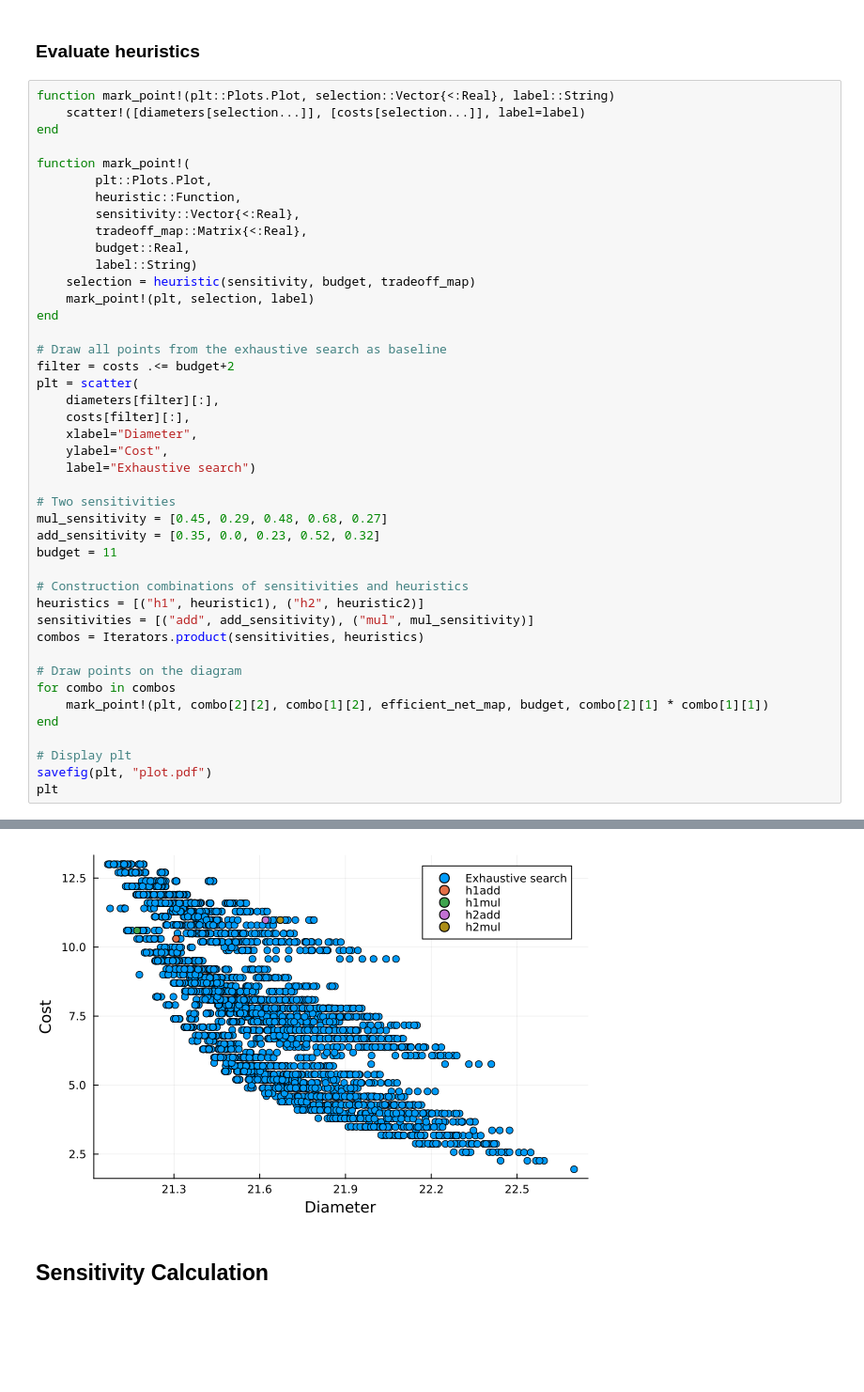
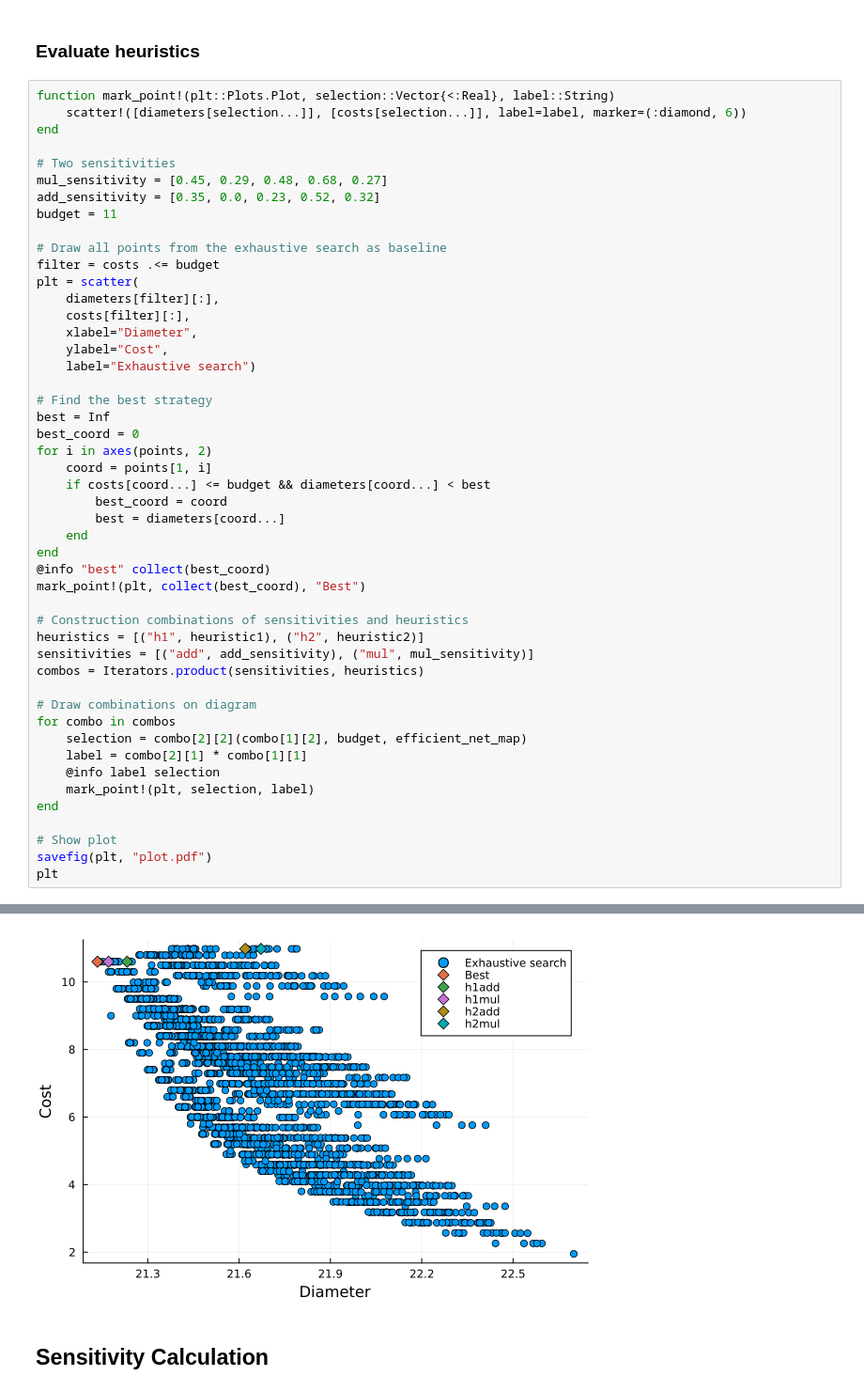
Before and after one commit to shengjiex98-papers/icaa-24-neural-architecture-sizing, a Jupyter notebook: src/heuristics.ipynb, the cells around one changed output, grey strips where cells are left out. Shown at 94% size. Drawn from its saved outputs; the diff is of its cells as text; blank space fills up the shorter version.

Commit message:
Finish heuristic evaluation

```diff
--- a/src/heuristics.ipynb
+++ b/src/heuristics.ipynb
@@ -124,22 +123,16 @@ heuristic2 (generic function with 1 method)
 ### Evaluate heuristics
 # %%
 function mark_point!(plt::Plots.Plot, selection::Vector{<:Real}, label::String)
-    scatter!([diameters[selection...]], [costs[selection...]], label=label)
+    scatter!([diameters[selection...]], [costs[selection...]], label=label, marker=(:diamond, 6))
 end
 
-function mark_point!(
-        plt::Plots.Plot,
-        heuristic::Function,
-        sensitivity::Vector{<:Real},
-        tradeoff_map::Matrix{<:Real},
-        budget::Real,
-        label::String)
-    selection = heuristic(sensitivity, budget, tradeoff_map)
-    mark_point!(plt, selection, label)
-end
+# Two sensitivities
+mul_sensitivity = [0.45, 0.29, 0.48, 0.68, 0.27]
+add_sensitivity = [0.35, 0.0, 0.23, 0.52, 0.32]
+budget = 11
 
 # Draw all points from the exhaustive search as baseline
-filter = costs .<= budget+2
+filter = costs .<= budget
 plt = scatter(
     diameters[filter][:],
     costs[filter][:],
@@ -147,22 +140,33 @@ plt = scatter(
     ylabel="Cost",
     label="Exhaustive search")
 
-# Two sensitivities
-mul_sensitivity = [0.45, 0.29, 0.48, 0.68, 0.27]
-add_sensitivity = [0.35, 0.0, 0.23, 0.52, 0.32]
-budget = 11
+# Find the best strategy
+best = Inf
+best_coord = 0
+for i in axes(points, 2)
+    coord = points[1, i]
+    if costs[coord...] <= budget && diameters[coord...] < best
+        best_coord = coord
+        best = diameters[coord...]
+    end
+end
+@info "best" collect(best_coord)
+mark_point!(plt, collect(best_coord), "Best")
 
 # Construction combinations of sensitivities and heuristics
 heuristics = [("h1", heuristic1), ("h2", heuristic2)]
 sensitivities = [("add", add_sensitivity), ("mul", mul_sensitivity)]
 combos = Iterators.product(sensitivities, heuristics)
 
-# Draw points on the diagram
+# Draw combinations on diagram
 for combo in combos
-    mark_point!(plt, combo[2][2], combo[1][2], efficient_net_map, budget, combo[2][1] * combo[1][1])
+    selection = combo[2][2](combo[1][2], budget, efficient_net_map)
+    label = combo[2][1] * combo[1][1]
+    @info label selection
+    mark_point!(plt, selection, label)
 end
 
-# Display plt
+# Show plot
 savefig(plt, "plot.pdf")
 plt
 # %% [output]
@@ -169,4 +188,4 @@ plt
-[figure, old version]
+[figure, new version]
 # %% [markdown]
 ## Sensitivity Calculation
 # %%
```
Also changed, not shown: parts of 5 cells of this notebook, 1 other file.
